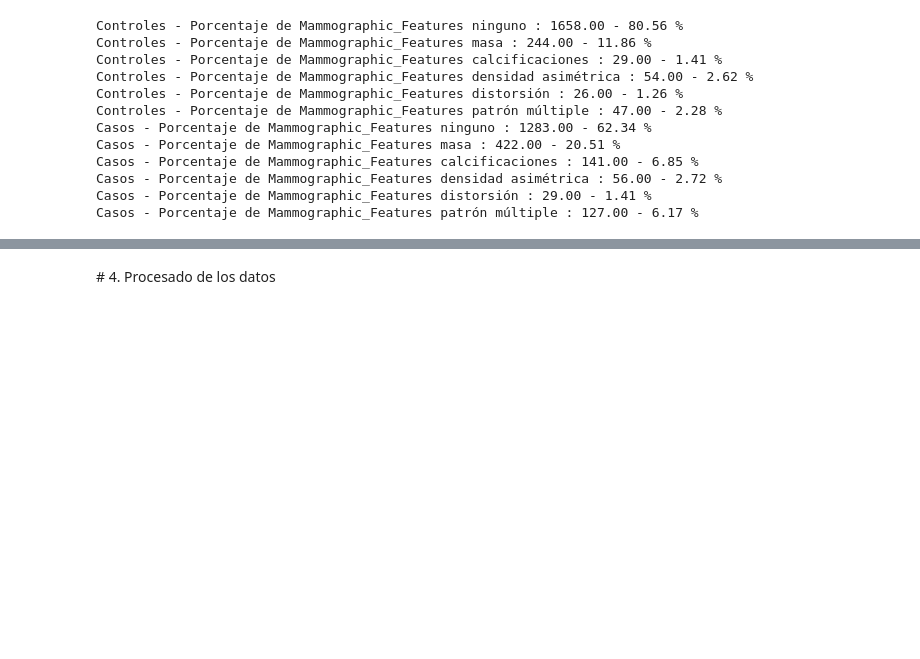
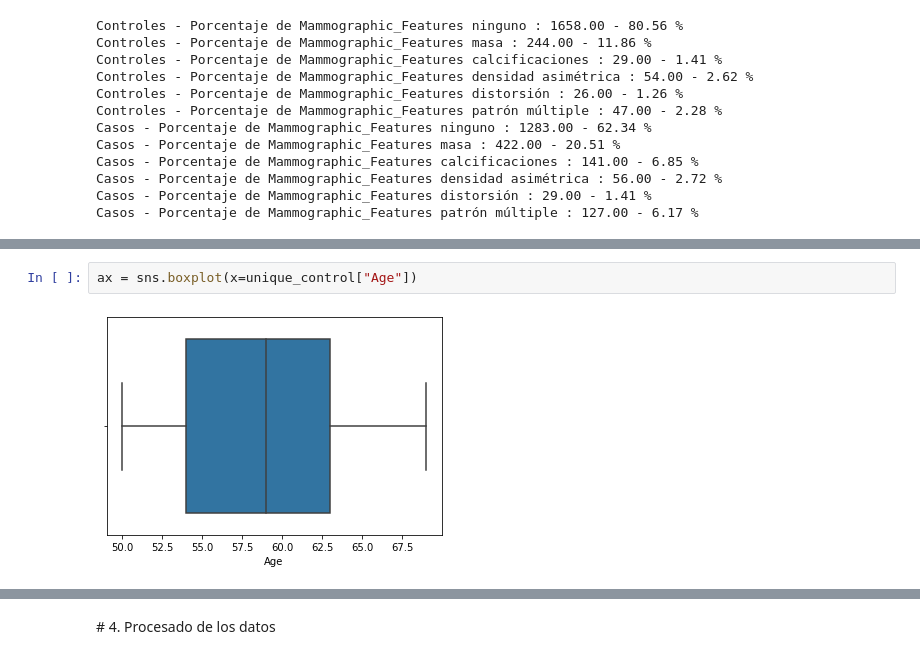
Before and after one commit to Txibani/tfm-code, a Jupyter notebook: notebooks/COHORT_TO_CASE-CONTROL.ipynb, the cells around one changed output, grey strips where cells are left out. Cells and saved outputs as stored; diff of their text form; blank space fills up the shorter version.

```diff
--- a/notebooks/COHORT_TO_CASE-CONTROL.ipynb
+++ b/notebooks/COHORT_TO_CASE-CONTROL.ipynb
@@ -379,0 +417,4 @@ Casos - Porcentaje de Mammographic_Features patrón múltiple : 127.00 - 6.17 %
+# %%
+ax = sns.boxplot(x=unique_control["Age"])
+# %% [output]
+[figure, added]
```
Also changed, not shown: parts of 31 cells of this notebook.
